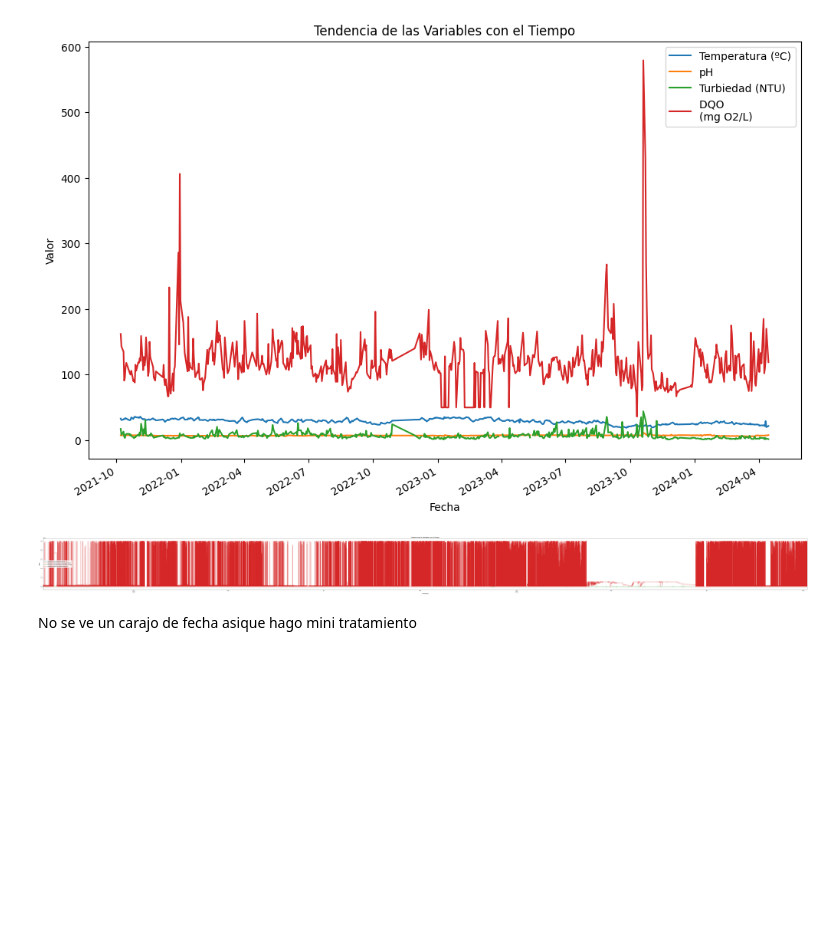
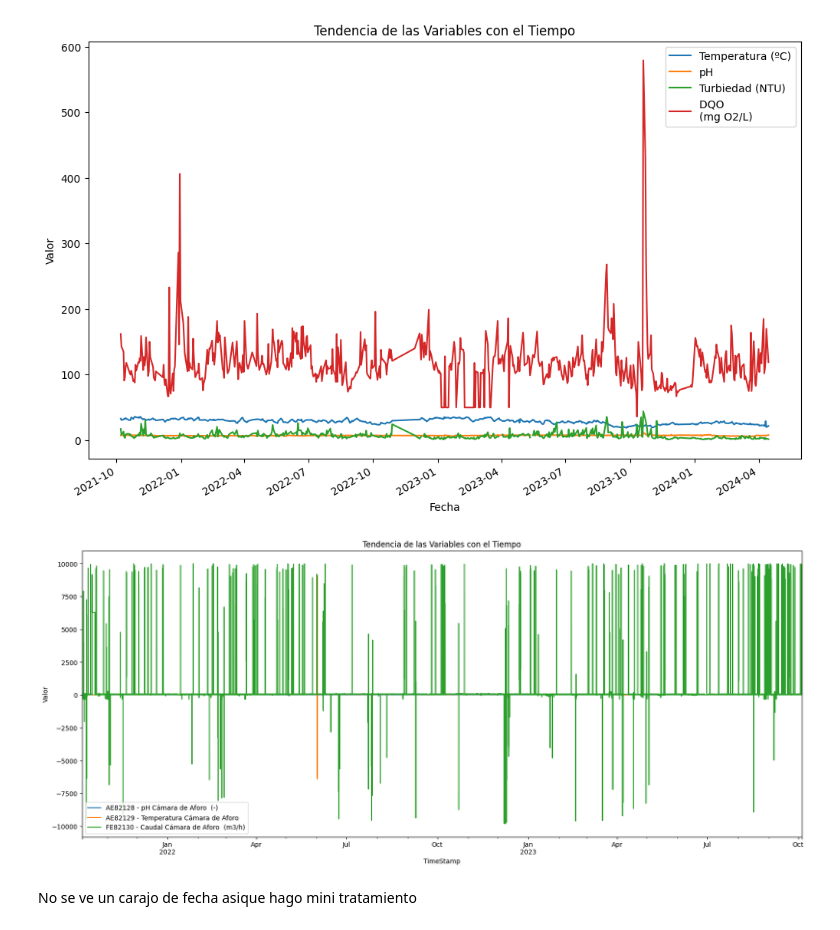
Before and after one commit to tetenogues/data_barbies_y_guille, a Jupyter notebook: first-nb.ipynb, the cells around one changed output. Drawn from its saved outputs; the diff is of its cells as text; code cells hidden in the pictures; blank space fills up the shorter version.

```diff
--- a/first-nb.ipynb
+++ b/first-nb.ipynb
@@ -290,12 +318,17 @@ plt.show()
 # %% [output]
 [figure]
 # %%
-data_camara.set_index('TimeStamp').select_dtypes(include=['number']).plot(figsize=(1, 8))
+columnas_numericas_sin_turbidez = (
+    data_camara.set_index('TimeStamp')
+    .select_dtypes(include=['number'])
+    .drop(columns=['Turbidez Cámara de Aforo Biológico'], errors='ignore')  # Ignorar errores si no existe la columna
+)
+columnas_numericas_sin_turbidez.plot(figsize=(20, 8))
 plt.title('Tendencia de las Variables con el Tiempo')
 plt.ylabel('Valor')
 plt.show()
 # %% [output]
-[figure, old version]
+[figure, new version]
 # %%
 # funcion para nada tomada prestada de otro proyecto mio lol
 
```
Also changed, not shown: parts of 4 cells of this notebook.
